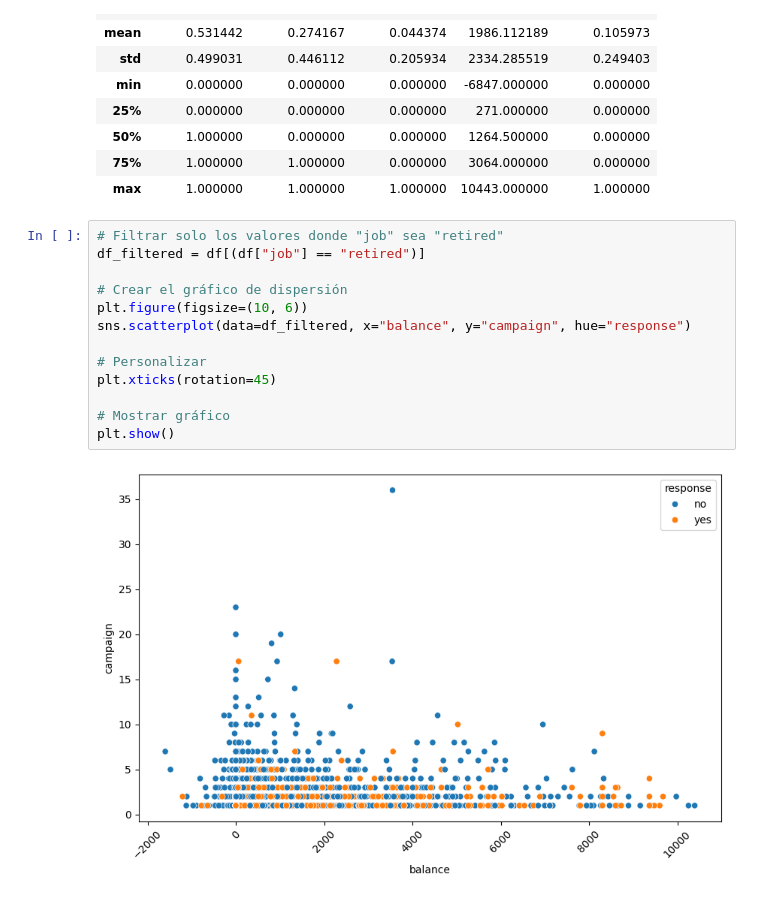
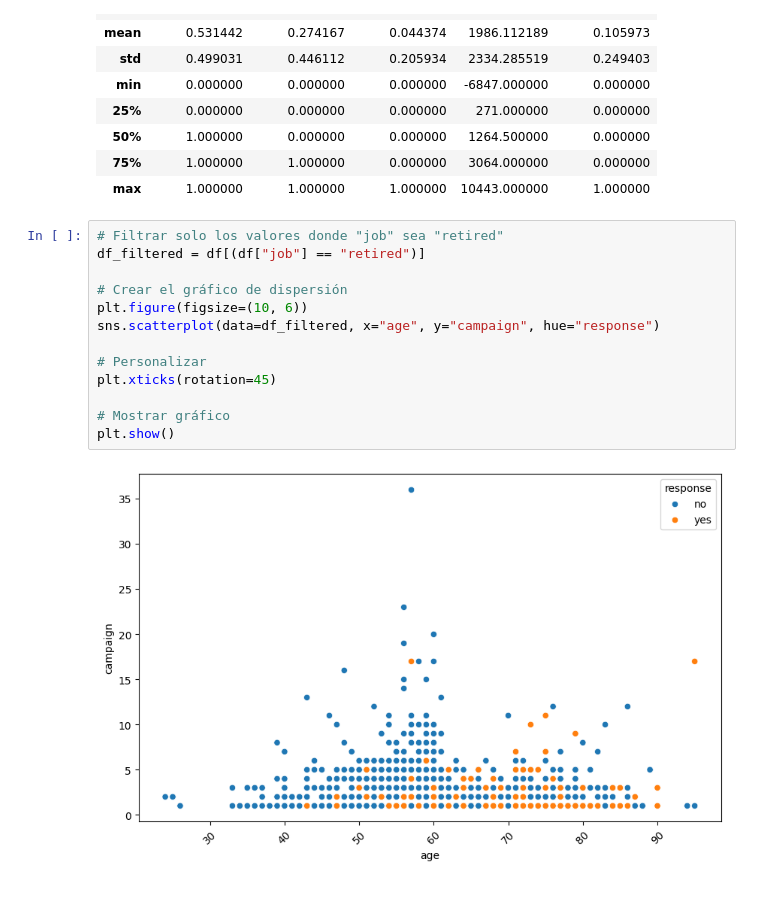
Before and after one commit to nicur32/Proyecto_Bank, a Jupyter notebook: BANK HAKATHON/hackathon.ipynb, the cells around one changed output. Cells and saved outputs as stored; diff of their text form.

```diff
--- a/BANK HAKATHON/hackathon.ipynb
+++ b/BANK HAKATHON/hackathon.ipynb
@@ -522,15 +580,15 @@ df_avg_response_balance.describe()
 # %%
 # Filtrar solo los valores donde "job" sea "retired"
 df_filtered = df[(df["job"] == "retired")]
 
 # Crear el gráfico de dispersión
 plt.figure(figsize=(10, 6))
-sns.scatterplot(data=df_filtered, x="balance", y="campaign", hue="response")
+sns.scatterplot(data=df_filtered, x="age", y="campaign", hue="response")
 
 # Personalizar
 plt.xticks(rotation=45)
 
 # Mostrar gráfico
 plt.show()
 # %% [output]
-[figure, old version]
+[figure, new version]
```
Also changed, not shown: parts of 9 cells of this notebook, 1 other file.
